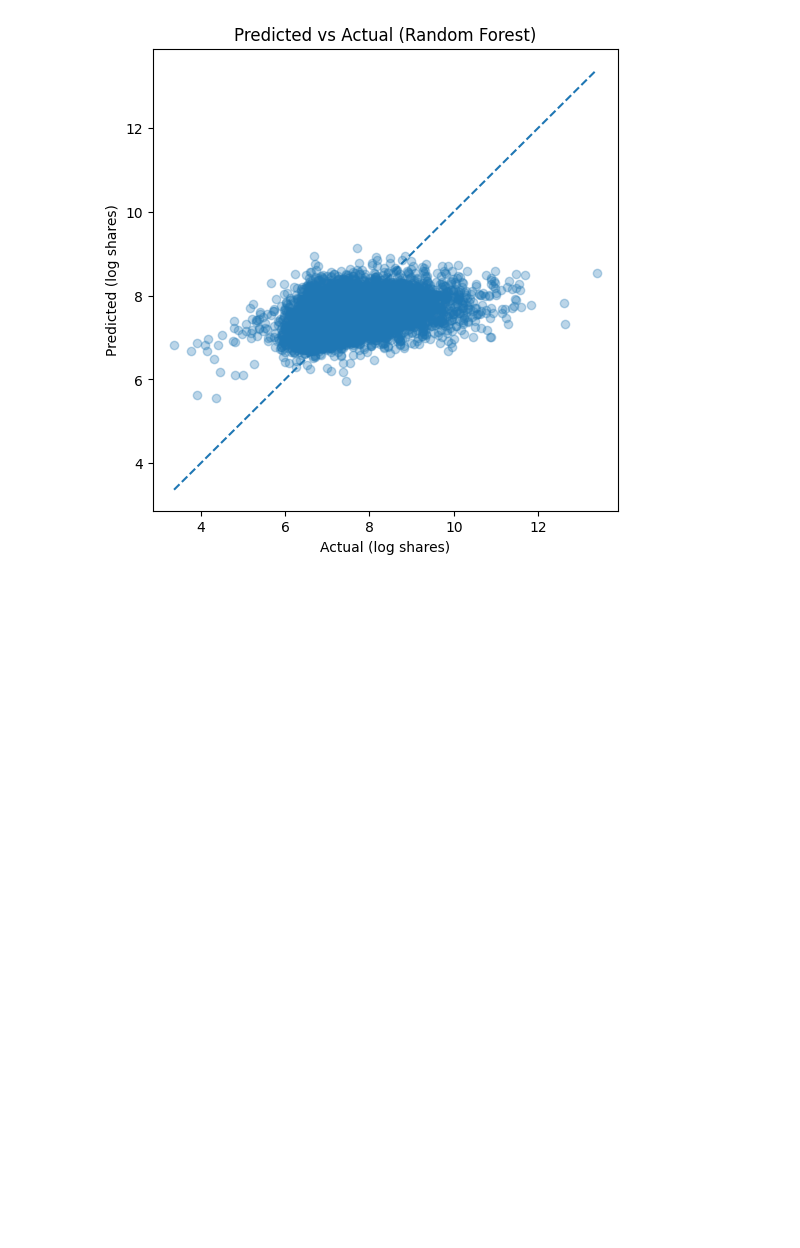
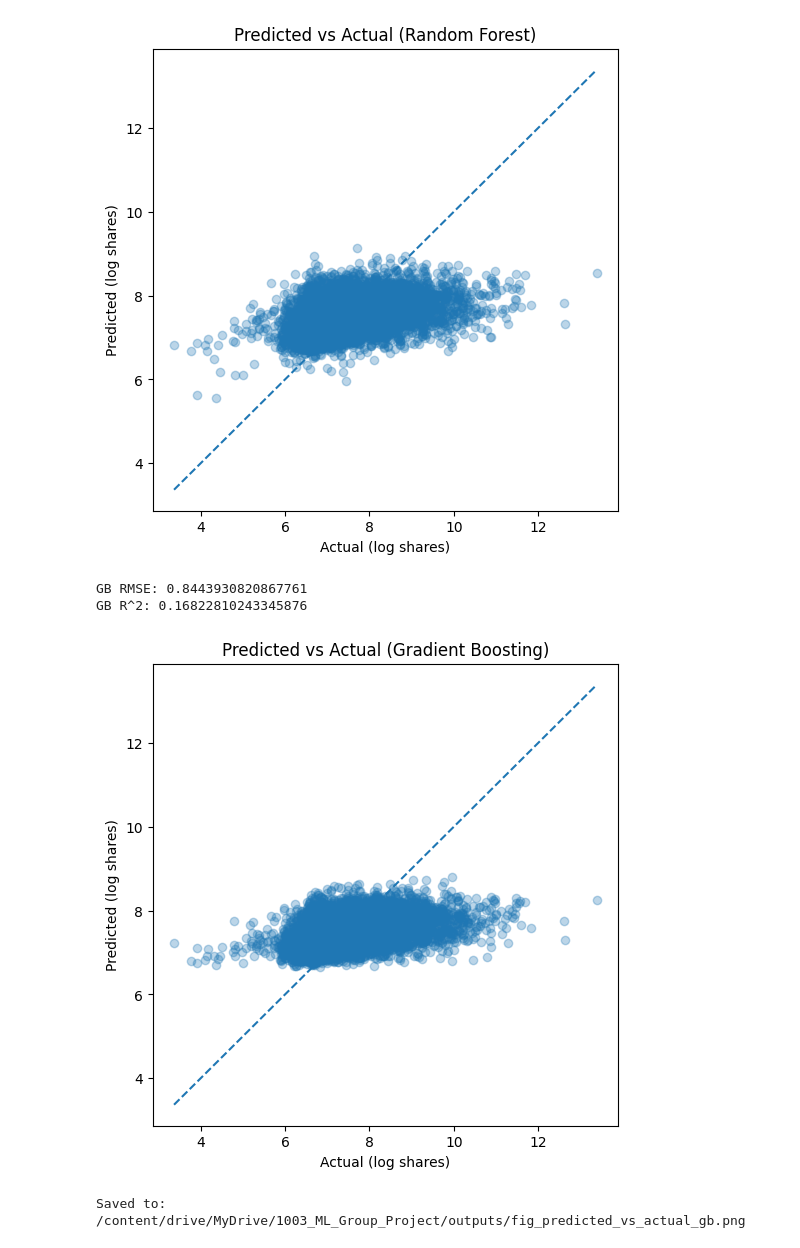
Before and after one commit to yh6384-design/ML_Online_News_Popularity, a Jupyter notebook: NB2_Modeling.ipynb, the cells around one changed output. Cells and saved outputs as stored; diff of their text form; code cells hidden in the pictures; blank space fills up the shorter version.

```diff
--- a/NB2_Modeling.ipynb
+++ b/NB2_Modeling.ipynb
@@ -505,3 +509,41 @@ plt.plot(
 plt.show()
 # %% [output]
 [figure]
+# %%
+# Train a Gradient Boosting Regressor and evaluate its performance
+from sklearn.ensemble import GradientBoostingRegressor
+
+gb_model = GradientBoostingRegressor(n_estimators=100, learning_rate=0.1, random_state=42)
+gb_model.fit(X_train, y_train)
+
+y_pred_gb = gb_model.predict(X_test)
+
+rmse_gb = np.sqrt(mean_squared_error(y_test, y_pred_gb))
+r2_gb = r2_score(y_test, y_pred_gb)
+
+print("GB RMSE:", rmse_gb)
+print("GB R^2:", r2_gb)
+# %% [output]
+GB RMSE: 0.8443930820867761
+GB R^2: 0.16822810243345876
+# %%
+# Plot predicted vs actual values for the Gradient Boosting regressor
+plt.figure(figsize=(6,6))
+plt.scatter(y_test, y_pred_gb, alpha=0.3)
+
+plt.xlabel("Actual (log shares)")
+plt.ylabel("Predicted (log shares)")
+plt.title("Predicted vs Actual (Gradient Boosting)")
+
+plt.plot(
+    [y_test.min(), y_test.max()],
+    [y_test.min(), y_test.max()],
+    linestyle="--"
+)
+
+save_path = f"{OUTPUTS_DIR}/fig_predicted_vs_actual_gb.png"
+plt.savefig(save_path, dpi=300, bbox_inches="tight")
+plt.show()
+# %% [output]
+[figure, added]
+Saved to: /content/drive/MyDrive/1003_ML_Group_Project/outputs/fig_predicted_vs_actual_gb.png
```
Also changed, not shown: parts of 3 cells of this notebook.
